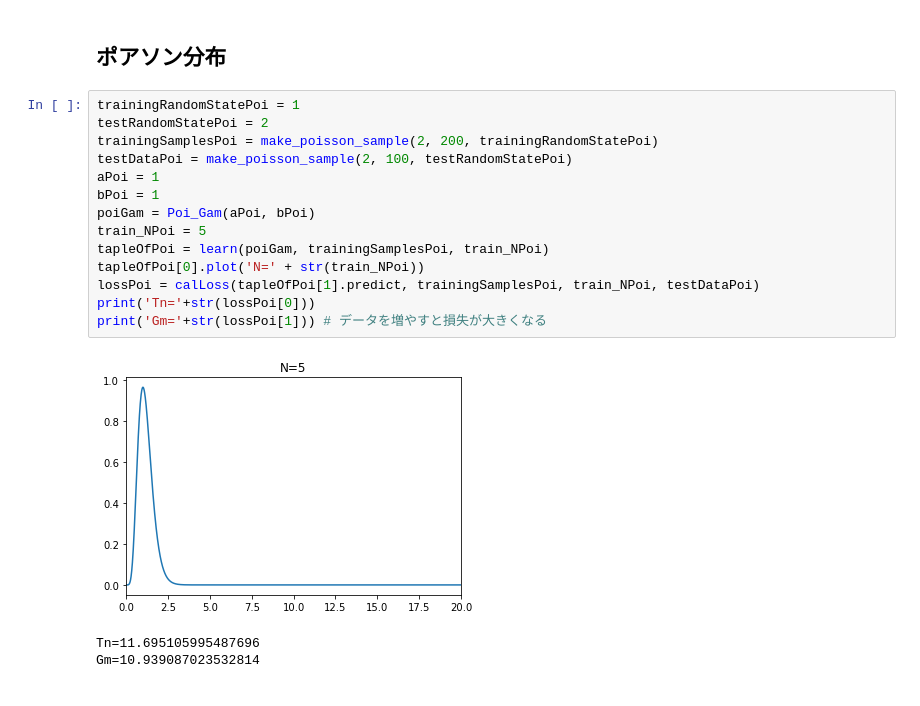
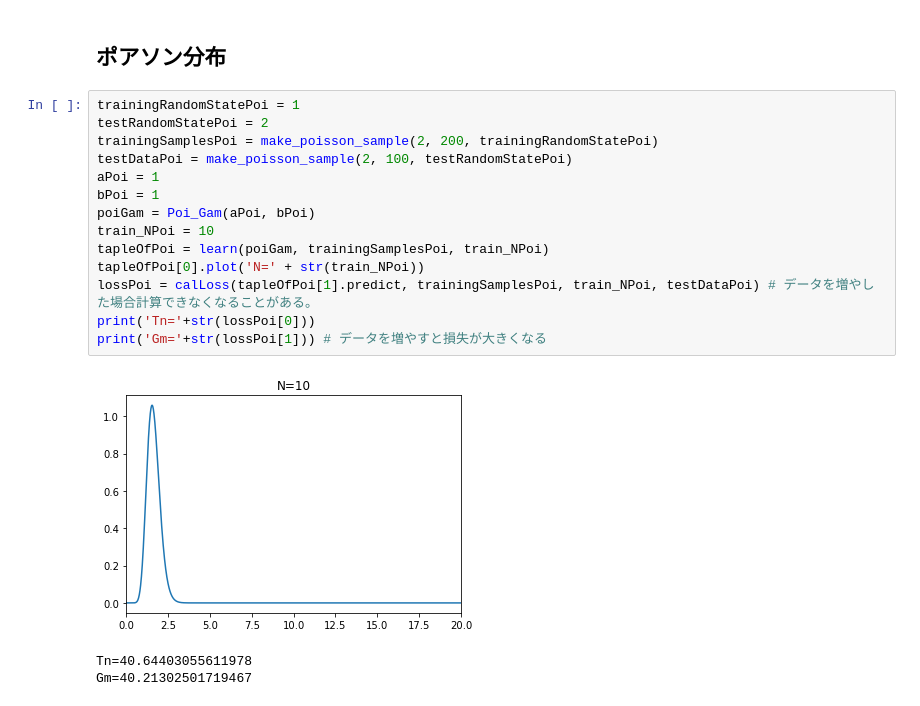
Before and after one commit to migos-y/bayesianML, a Jupyter notebook: JupyterNotebook/conjugatePriorML.ipynb, the cells around one changed output. Drawn from its saved outputs; the diff is of its cells as text.

```diff
--- a/JupyterNotebook/conjugatePriorML.ipynb
+++ b/JupyterNotebook/conjugatePriorML.ipynb
@@ -368,18 +368,18 @@ Gm=0.9588384281569783
 # %%
 trainingRandomStatePoi = 1
 testRandomStatePoi = 2
 trainingSamplesPoi = make_poisson_sample(2, 200, trainingRandomStatePoi)
 testDataPoi = make_poisson_sample(2, 100, testRandomStatePoi)
 aPoi = 1
 bPoi = 1
 poiGam = Poi_Gam(aPoi, bPoi)
-train_NPoi = 5
+train_NPoi = 10
 tapleOfPoi = learn(poiGam, trainingSamplesPoi, train_NPoi)
 tapleOfPoi[0].plot('N=' + str(train_NPoi))
-lossPoi = calLoss(tapleOfPoi[1].predict, trainingSamplesPoi, train_NPoi, testDataPoi)
+lossPoi = calLoss(tapleOfPoi[1].predict, trainingSamplesPoi, train_NPoi, testDataPoi) # データを増やした場合計算できなくなることがある。
 print('Tn='+str(lossPoi[0]))
 print('Gm='+str(lossPoi[1])) # データを増やすと損失が大きくなる
 # %% [output]
-[figure, old version]
+[figure, new version]
-Tn=11.695105995487696
-Gm=10.939087023532814
+Tn=40.64403055611978
+Gm=40.21302501719467
```
Also changed, not shown: parts of 2 cells of this notebook.
